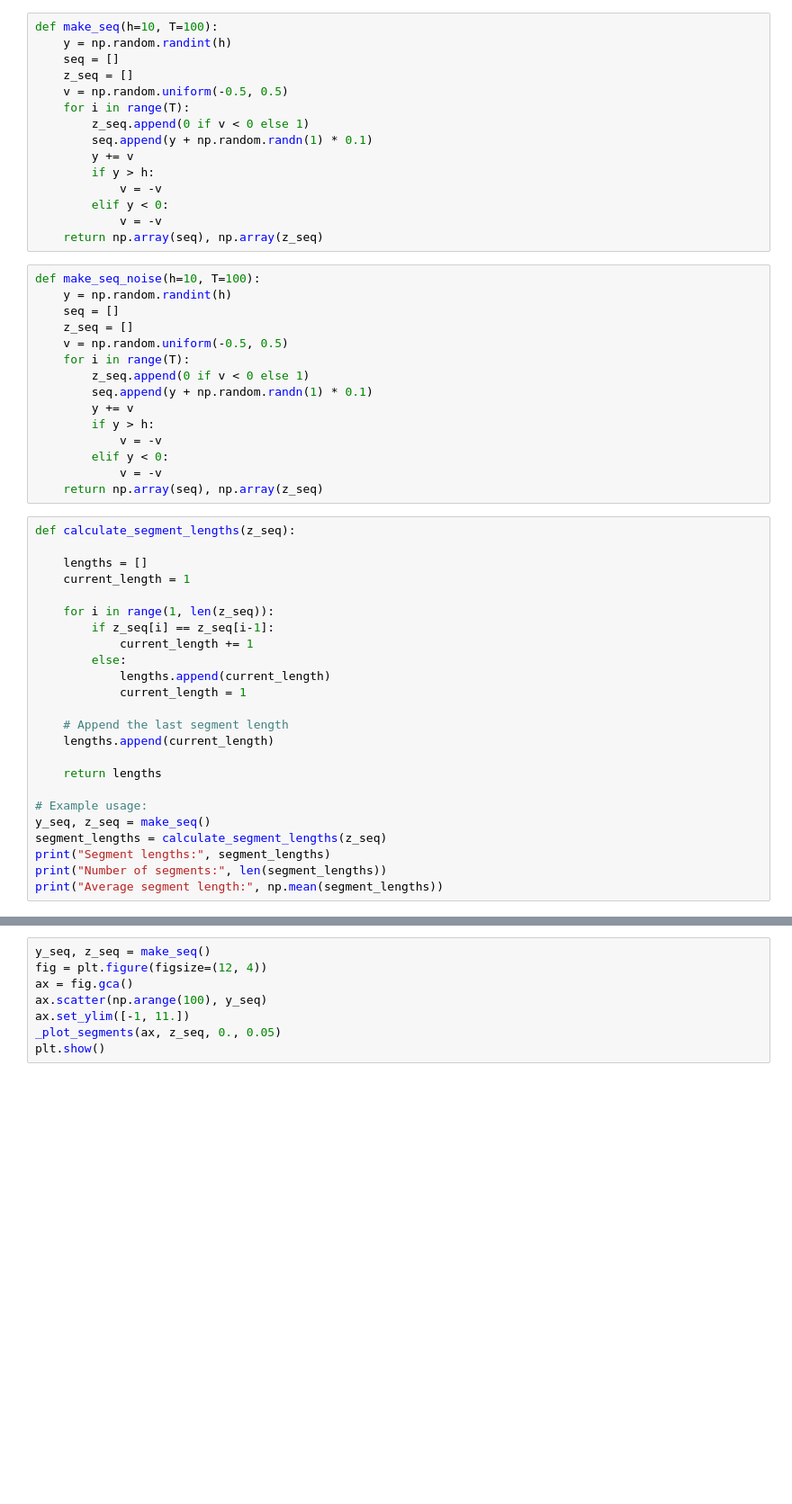
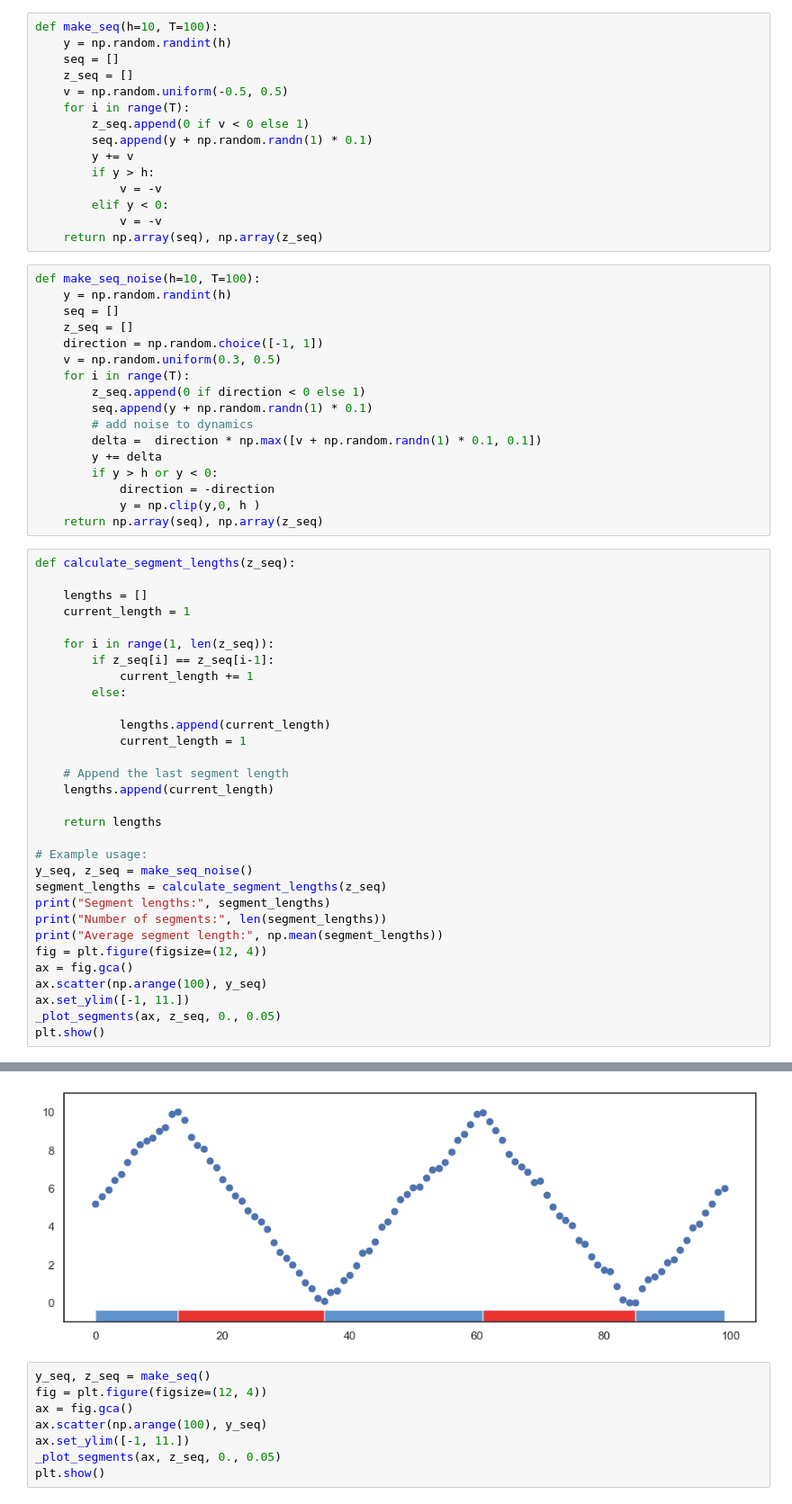
Before and after one commit to huiwenn/sds, a Jupyter notebook: data/bouncingball.ipynb, the cells around one changed output, grey strips where cells are left out. Shown at 90% size. Saved outputs shown, nothing was run; the diff lists cells and outputs as text; blank space fills up the shorter version.

```diff
--- a/data/bouncingball.ipynb
+++ b/data/bouncingball.ipynb
@@ -58,15 +54,17 @@ def make_seq_noise(h=10, T=100):
     y = np.random.randint(h)
     seq = []
     z_seq = []
-    v = np.random.uniform(-0.5, 0.5)
+    direction = np.random.choice([-1, 1])
+    v = np.random.uniform(0.3, 0.5)
     for i in range(T):
-        z_seq.append(0 if v < 0 else 1)
+        z_seq.append(0 if direction < 0 else 1)
         seq.append(y + np.random.randn(1) * 0.1)
-        y += v
-        if y > h:
-            v = -v
-        elif y < 0:
-            v = -v
+        # add noise to dynamics
+        delta =  direction * np.max([v + np.random.randn(1) * 0.1, 0.1])
+        y += delta
+        if y > h or y < 0:
+            direction = -direction
+            y = np.clip(y,0, h )
     return np.array(seq), np.array(z_seq)
 # %%
 def calculate_segment_lengths(z_seq):
@@ -78,6 +76,7 @@ def calculate_segment_lengths(z_seq):
         if z_seq[i] == z_seq[i-1]:
             current_length += 1
         else:
+
             lengths.append(current_length)
             current_length = 1
 
@@ -87,9 +86,15 @@ def calculate_segment_lengths(z_seq):
     return lengths
 
 # Example usage:
-y_seq, z_seq = make_seq()
+y_seq, z_seq = make_seq_noise()
 segment_lengths = calculate_segment_lengths(z_seq)
 print("Segment lengths:", segment_lengths)
 print("Number of segments:", len(segment_lengths))
 print("Average segment length:", np.mean(segment_lengths))
+fig = plt.figure(figsize=(12, 4))
+ax = fig.gca()
+ax.scatter(np.arange(100), y_seq)
+ax.set_ylim([-1, 11.])
+_plot_segments(ax, z_seq, 0., 0.05)
+plt.show()
 # %% [output]
@@ -99,3 +104,4 @@ Average segment length: 100.0
+[figure, added]
 # %%
 y_seq, z_seq = make_seq()
 fig = plt.figure(figsize=(12, 4))
```
Also changed, not shown: parts of 14 cells of this notebook, 8 other files.
